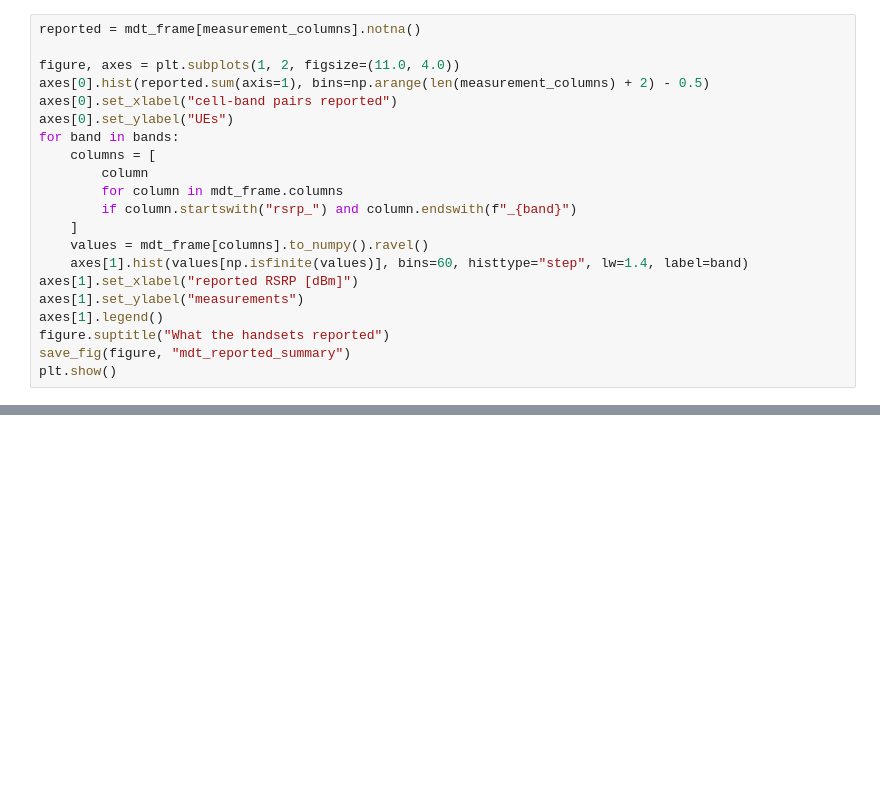
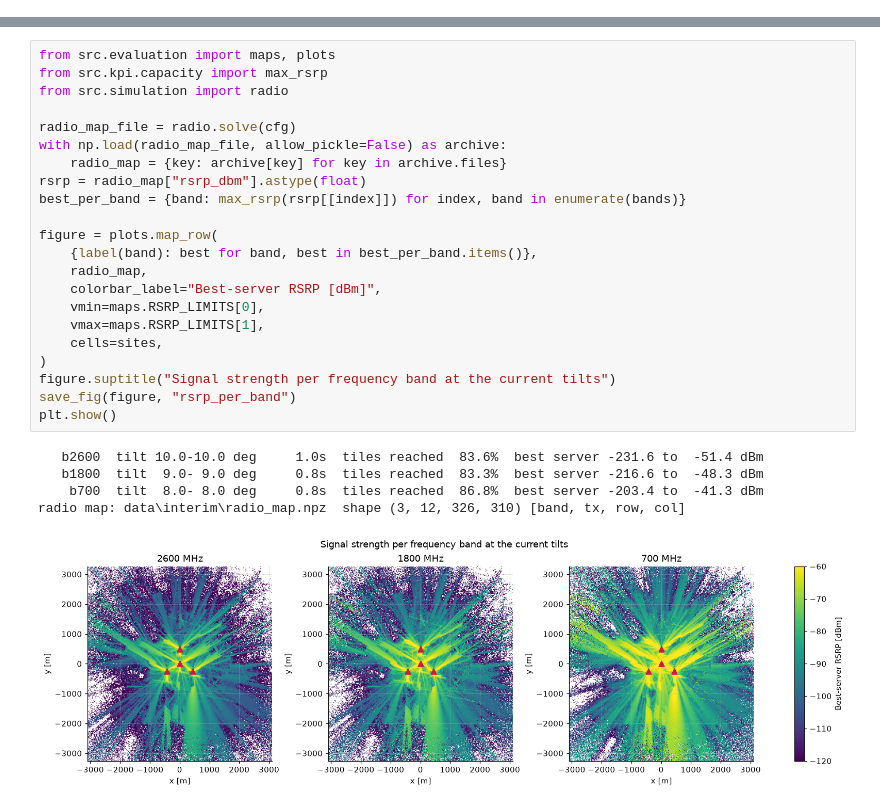
Before and after one commit to NguyenVu04/band-tilt, a Jupyter notebook: notebooks/00_simulation.ipynb, the cells around one changed output, grey strips where cells are left out. Cells and saved outputs as stored; diff of their text form; blank space fills up the shorter version.

```diff
--- a/notebooks/00_simulation.ipynb
+++ b/notebooks/00_simulation.ipynb
@@ -644,21 +0,0 @@ mdt_frame.head()
-# %%
-reported = mdt_frame[measurement_columns].notna()
-
-figure, axes = plt.subplots(1, 2, figsize=(11.0, 4.0))
-axes[0].hist(reported.sum(axis=1), bins=np.arange(len(measurement_columns) + 2) - 0.5)
-axes[0].set_xlabel("cell-band pairs reported")
-axes[0].set_ylabel("UEs")
-for band in bands:
-    columns = [
-        column
-        for column in mdt_frame.columns
-        if column.startswith("rsrp_") and column.endswith(f"_{band}")
-    ]
-    values = mdt_frame[columns].to_numpy().ravel()
-    axes[1].hist(values[np.isfinite(values)], bins=60, histtype="step", lw=1.4, label=band)
-axes[1].set_xlabel("reported RSRP [dBm]")
-axes[1].set_ylabel("measurements")
-axes[1].legend()
-figure.suptitle("What the handsets reported")
-save_fig(figure, "mdt_reported_summary")
-plt.show()
@@ -728,0 +245,28 @@ pd.DataFrame(
+# %%
+from src.evaluation import maps, plots
+from src.kpi.capacity import max_rsrp
+from src.simulation import radio
+
+radio_map_file = radio.solve(cfg)
+with np.load(radio_map_file, allow_pickle=False) as archive:
+    radio_map = {key: archive[key] for key in archive.files}
+rsrp = radio_map["rsrp_dbm"].astype(float)
+best_per_band = {band: max_rsrp(rsrp[[index]]) for index, band in enumerate(bands)}
+
+figure = plots.map_row(
+    {label(band): best for band, best in best_per_band.items()},
+    radio_map,
+    colorbar_label="Best-server RSRP [dBm]",
+    vmin=maps.RSRP_LIMITS[0],
+    vmax=maps.RSRP_LIMITS[1],
+    cells=sites,
+)
+figure.suptitle("Signal strength per frequency band at the current tilts")
+save_fig(figure, "rsrp_per_band")
+plt.show()
+# %% [output]
+   b2600  tilt 10.0-10.0 deg     1.0s  tiles reached  83.6%  best server -231.6 to  -51.4 dBm
+   b1800  tilt  9.0- 9.0 deg     0.8s  tiles reached  83.3%  best server -216.6 to  -48.3 dBm
+    b700  tilt  8.0- 8.0 deg     0.8s  tiles reached  86.8%  best server -203.4 to  -41.3 dBm
+radio map: data\interim\radio_map.npz  shape (3, 12, 326, 310) [band, tx, row, col]
+[figure, added]
```
Also changed, not shown: parts of 51 cells of this notebook, 24 other files.
